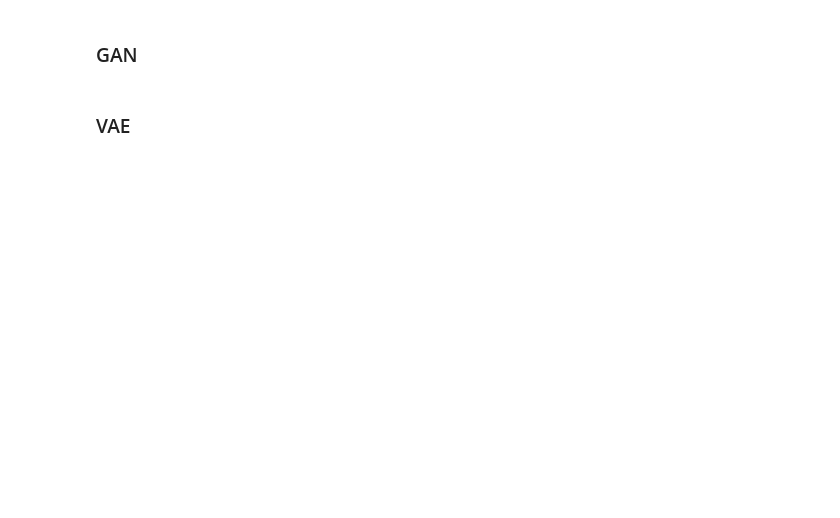
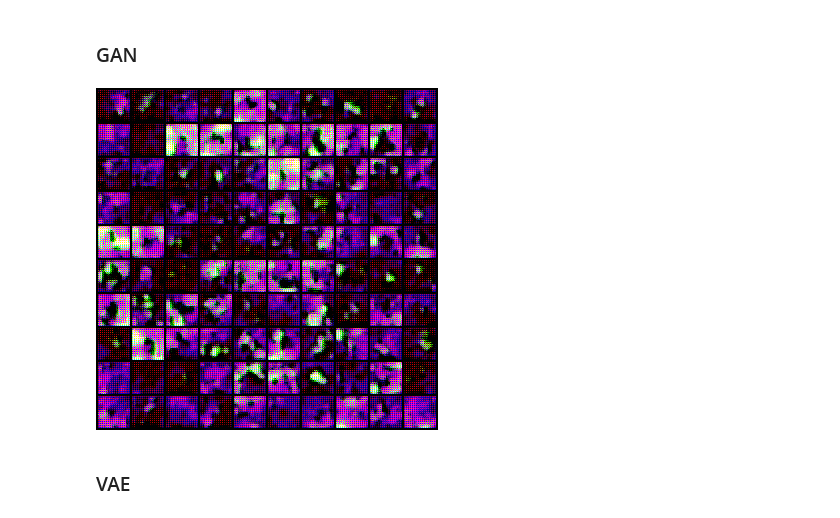
Before and after one commit to supermomo668/Visual-Recognition-and-Deep-Learning, a Jupyter notebook: generative-modeling/draft.ipynb, the cells around one changed output. Drawn from its saved outputs; the diff is of its cells as text; code cells hidden in the pictures; blank space fills up the shorter version.

```diff
--- a/generative-modeling/draft.ipynb
+++ b/generative-modeling/draft.ipynb
@@ -79,4 +83,8 @@ train_model(
 )
+# %%
+Image.open("data_ls_gan/"+"samples_{}.png".format(1000))
+# %% [output]
+[figure, added]
 # %% [markdown]
 ### VAE
 # %%
```
Also changed, not shown: parts of 5 cells of this notebook, 1 other file.
